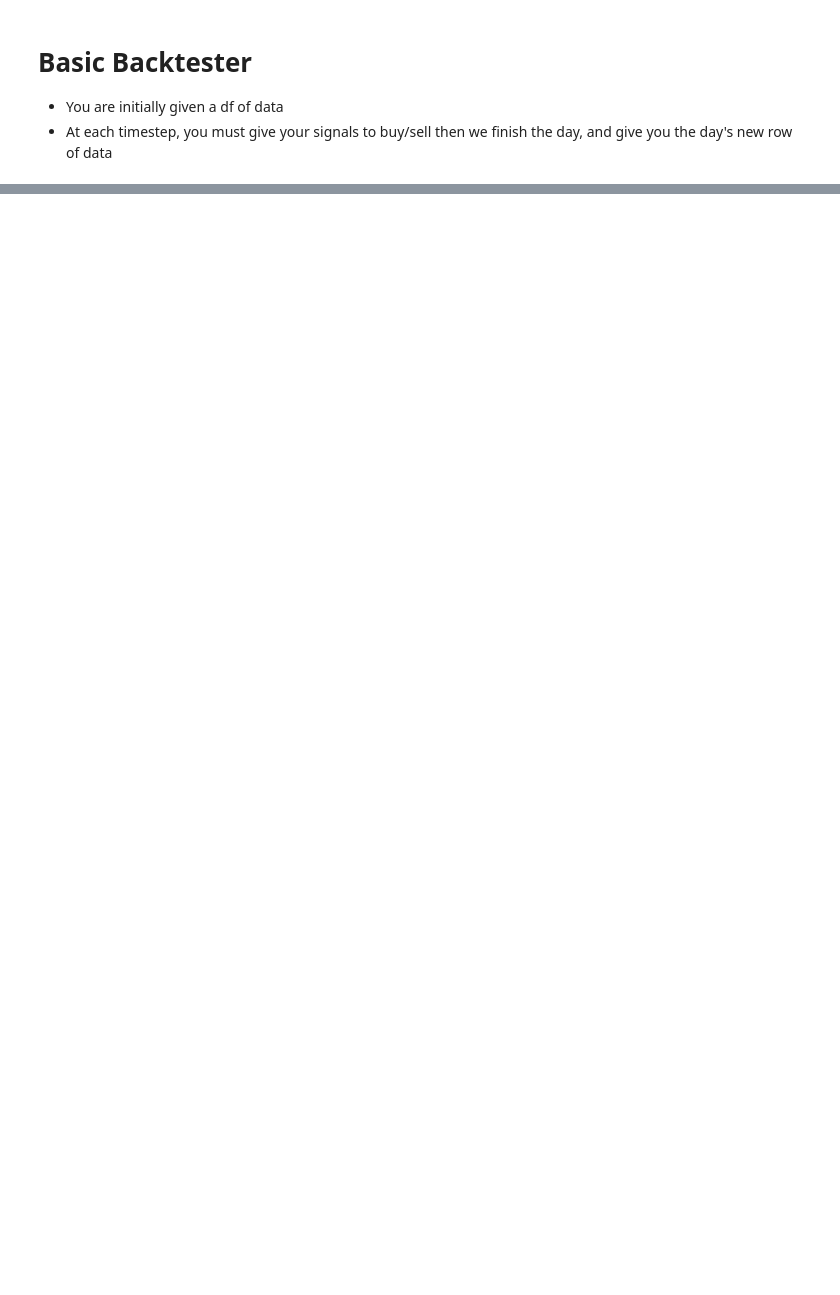
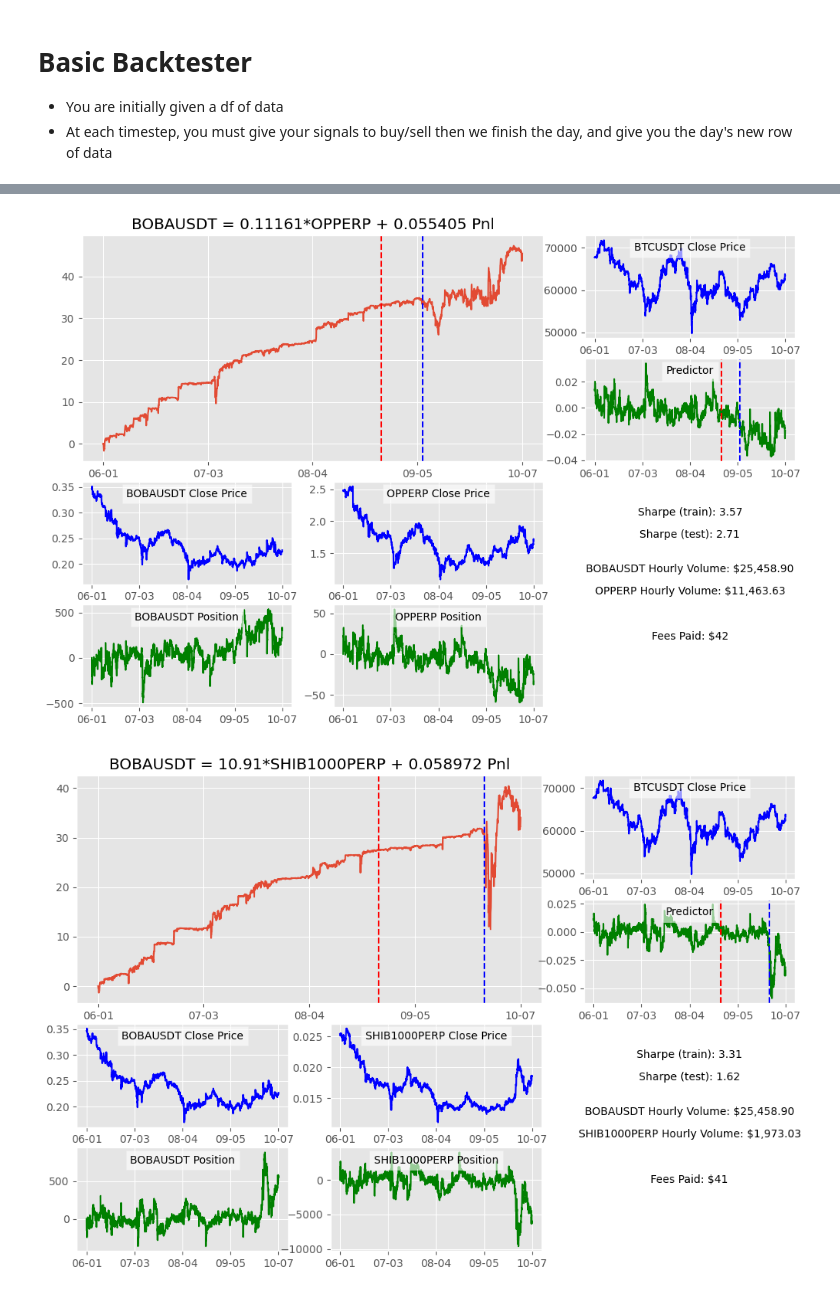
Before and after one commit to akhilkammila/cryptoAnalysis, a Jupyter notebook: cryptoAnalysis/backtest.ipynb, the cells around one changed output, grey strips where cells are left out. Drawn from its saved outputs; the diff is of its cells as text; code cells hidden in the pictures; blank space fills up the shorter version.

Commit message:
added position sizing relative to signal std

```diff
--- a/cryptoAnalysis/backtest.ipynb
+++ b/cryptoAnalysis/backtest.ipynb
@@ -282,8 +282,7 @@ def graph_statarb(stock1, stock2, slope, intercept, engine, extraVLine = None):
 
     ax8.axis('off')
 
-
-def test_statarb(stock1, stock2, slope, intercept):
+def test_statarb(stock1, stock2, slope, intercept, signalStd=1):
     engine = Backtester(start_time, end_time, test_end_time, increment)
 
     col1 = f'{stock1}_close'
@@ -299,6 +298,7 @@ def test_statarb(stock1, stock2, slope, intercept):
 
         data = engine.get_day_data()
         signal = data[col1] - (beta*data[col2] + intercept)
+        signal = 100 * signal / signalStd # $30 per std
 
         # Add stop loss
         if engine.get_date() < end_time:
@@ -323,7 +323,16 @@ def test_statarb(stock1, stock2, slope, intercept):
             desired = desired_position.get(ticker, 0)
             current = curr_position.get(ticker, 0)
             position_change[ticker] = desired - current
+
         engine.input_signals(position_change)
 
     # engine.graph_pnl(f'{stock1} = {slope}*{stock2} + {intercept} Pnl')
     graph_statarb(stock1, stock2, slope, intercept, engine, stopLoss)
+# %%
+test_statarb('BOBAUSDT', 'OPPERP', 0.11161, 0.055405, 0.0069314)
+test_statarb('BOBAUSDT', 'SHIB1000PERP', 10.91, 0.058972, 0.0066636)
+test_statarb('BOBAUSDT', 'ETCPERP', 0.01217, -0.025953, 0.0076501)
+test_statarb('OGUSDT', 'FUNUSDT', 882.14, -0.094366, 0.090828)
+# %% [output]
+[figure, added]
+[figure, added]
```
Also changed, not shown: parts of 4 cells of this notebook, 1 other file.
